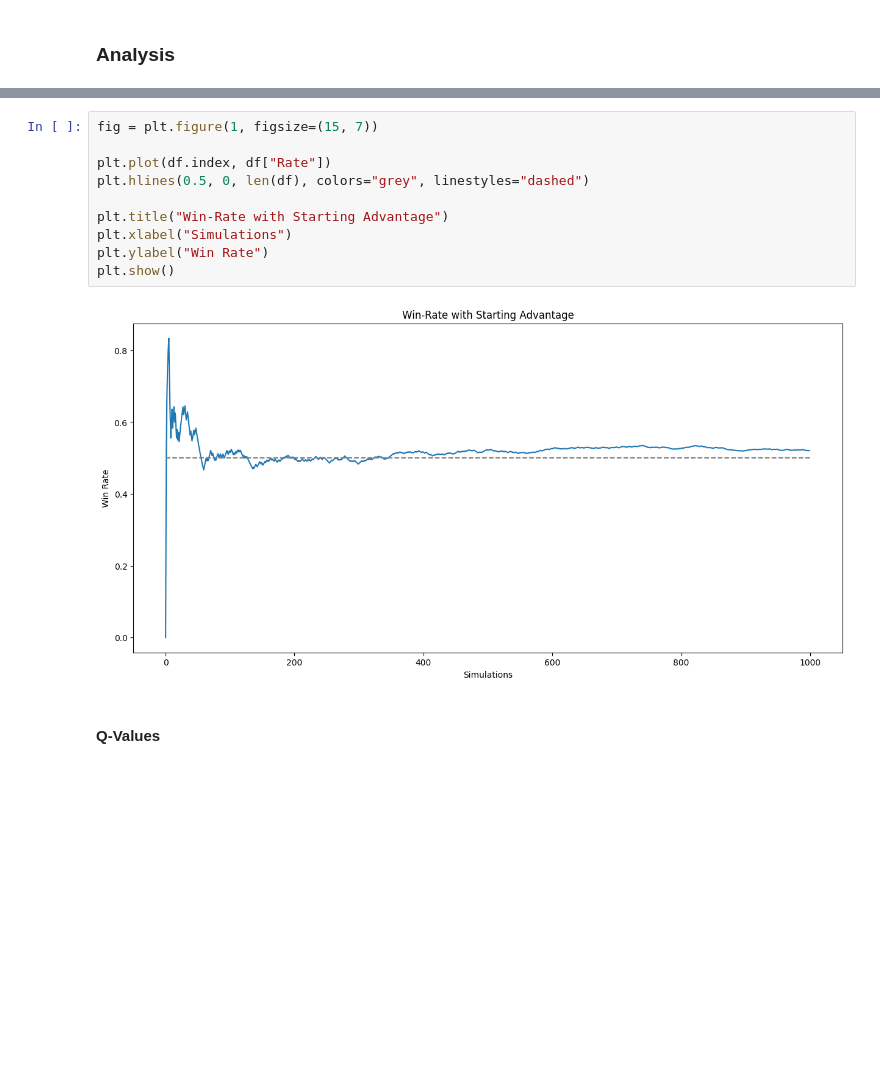
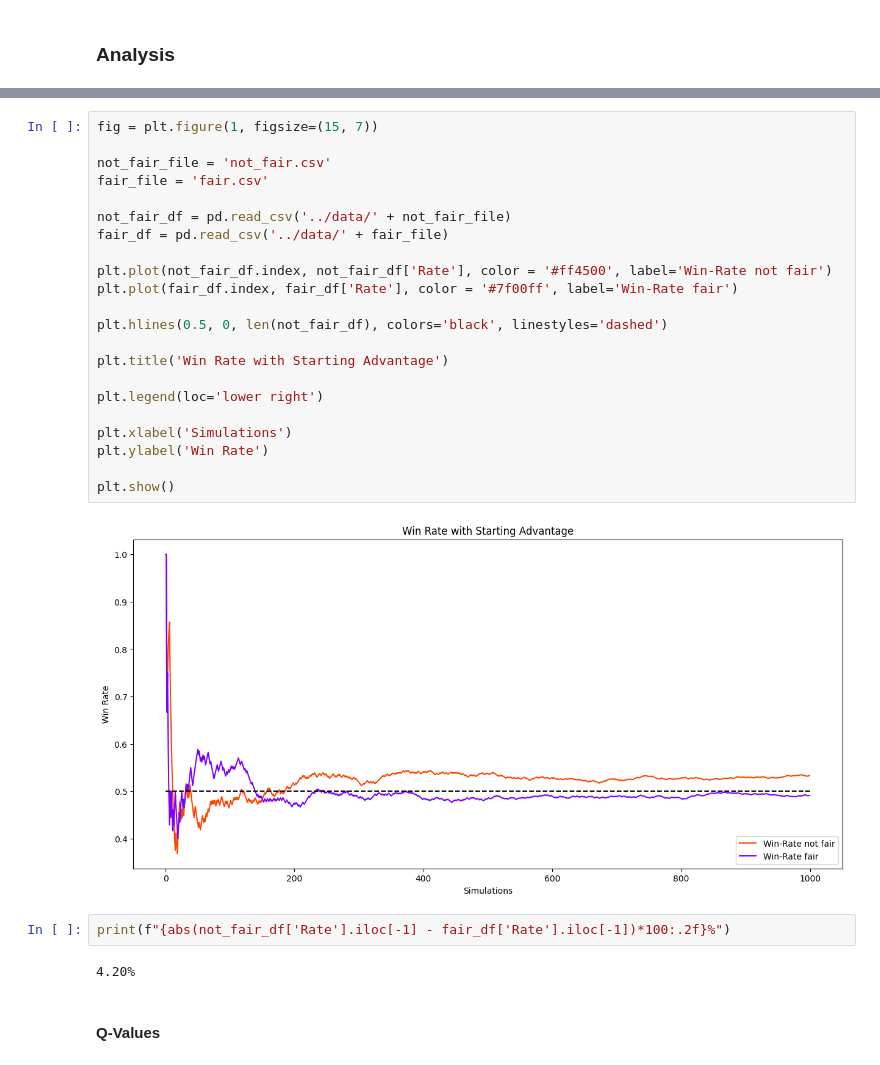
Before and after one commit to andreabazerla/dpcm-card-game, a Jupyter notebook: notebooks/analysis.ipynb, the cells around one changed output, grey strips where cells are left out. Saved outputs shown, nothing was run; the diff lists cells and outputs as text; blank space fills up the shorter version.

```diff
--- a/notebooks/analysis.ipynb
+++ b/notebooks/analysis.ipynb
@@ -33,15 +33,31 @@ plt.show()
 # %%
 fig = plt.figure(1, figsize=(15, 7))
 
-plt.plot(df.index, df["Rate"])
-plt.hlines(0.5, 0, len(df), colors="grey", linestyles="dashed")
+not_fair_file = 'not_fair.csv'
+fair_file = 'fair.csv'
 
-plt.title("Win-Rate with Starting Advantage")
-plt.xlabel("Simulations")
-plt.ylabel("Win Rate")
+not_fair_df = pd.read_csv('../data/' + not_fair_file)
+fair_df = pd.read_csv('../data/' + fair_file)
+
+plt.plot(not_fair_df.index, not_fair_df['Rate'], color = '#ff4500', label='Win-Rate not fair')
+plt.plot(fair_df.index, fair_df['Rate'], color = '#7f00ff', label='Win-Rate fair')
+
+plt.hlines(0.5, 0, len(not_fair_df), colors='black', linestyles='dashed')
+
+plt.title('Win Rate with Starting Advantage')
+
+plt.legend(loc='lower right')
+
+plt.xlabel('Simulations')
+plt.ylabel('Win Rate')
+
 plt.show()
 # %% [output]
-[figure, old version]
+[figure, new version]
+# %%
+print(f"{abs(not_fair_df['Rate'].iloc[-1] - fair_df['Rate'].iloc[-1])*100:.2f}%")
+# %% [output]
+4.20%
 # %% [markdown]
 #### Q-Values
 # %%
```
Also changed, not shown: parts of 11 cells of this notebook.
